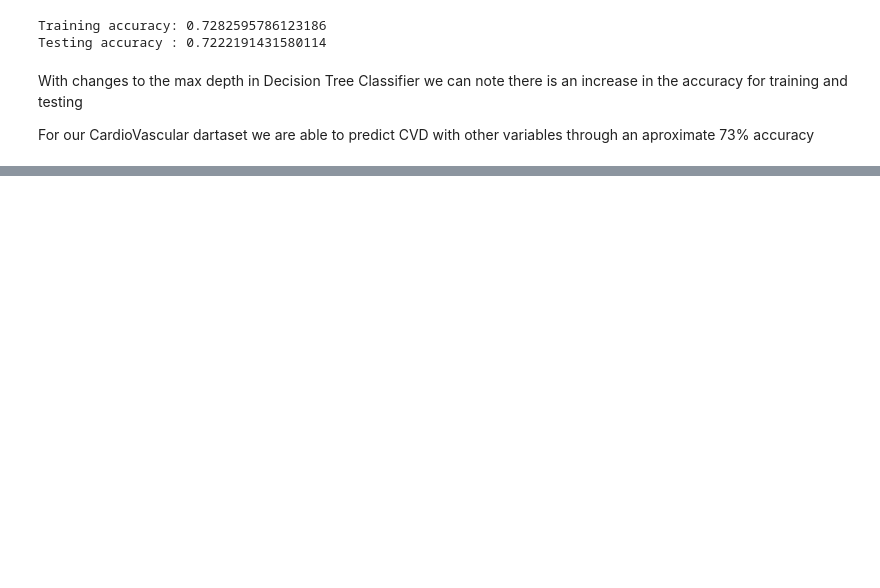
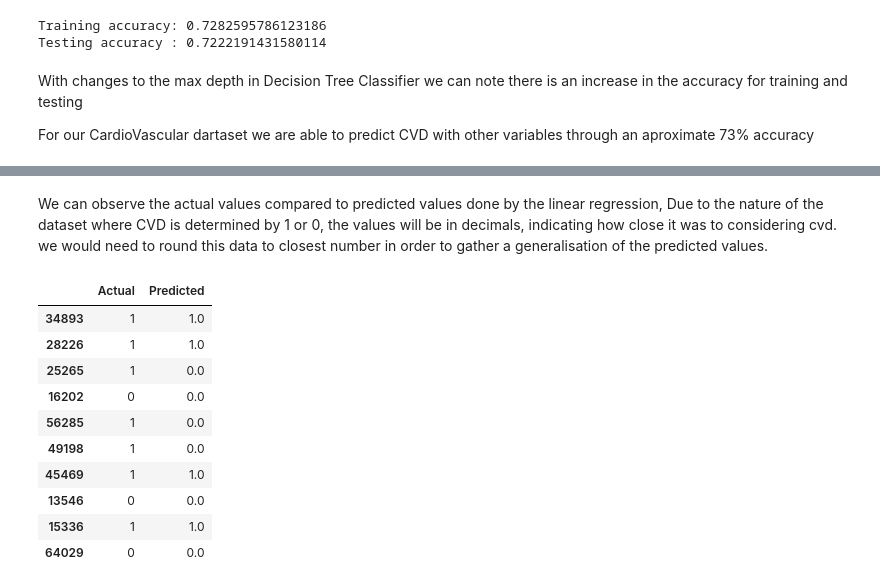
Before and after one commit to Mwelgama/307_Ass2, a Jupyter notebook: ass3_1.ipynb, the cells around one changed output, grey strips where cells are left out. Cells and saved outputs as stored; diff of their text form; code cells hidden in the pictures; blank space fills up the shorter version.

```diff
--- a/ass3_1.ipynb
+++ b/ass3_1.ipynb
@@ -188,0 +256,18 @@ For our CardioVascular dartaset we are able to predict CVD with other variables
+# %% [markdown]
+We can observe the actual values compared to predicted values done by the linear regression, Due to the nature of the dataset where CVD is determined by 1 or 0, the values will be in decimals, indicating how close it was to considering cvd. we would need to round this data to closest number in order to gather a generalisation of the predicted values.
+# %%
+Actual_pred_df = pd.DataFrame({'Actual': y_test, 'Predicted': np.around(y_pred)}).head(10)
+
+Actual_pred_df
+# %% [output]
+|  | Actual | Predicted |
+| 34893 | 1 | 1.0 |
+| 28226 | 1 | 1.0 |
+| 25265 | 1 | 0.0 |
+| 16202 | 0 | 0.0 |
+| 56285 | 1 | 0.0 |
+| 49198 | 1 | 0.0 |
+| 45469 | 1 | 1.0 |
+| 13546 | 0 | 0.0 |
+| 15336 | 1 | 1.0 |
+| 64029 | 0 | 0.0 |
```
Also changed, not shown: parts of 17 cells of this notebook.
